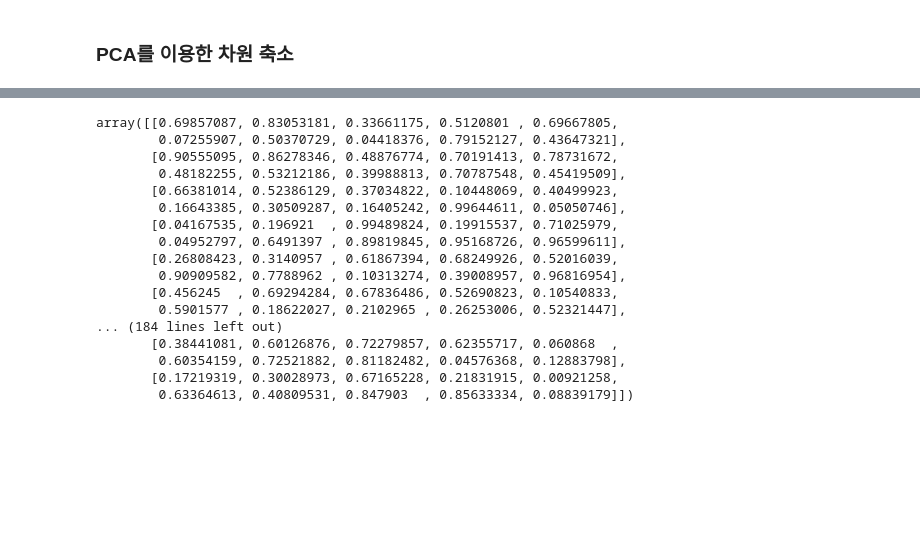
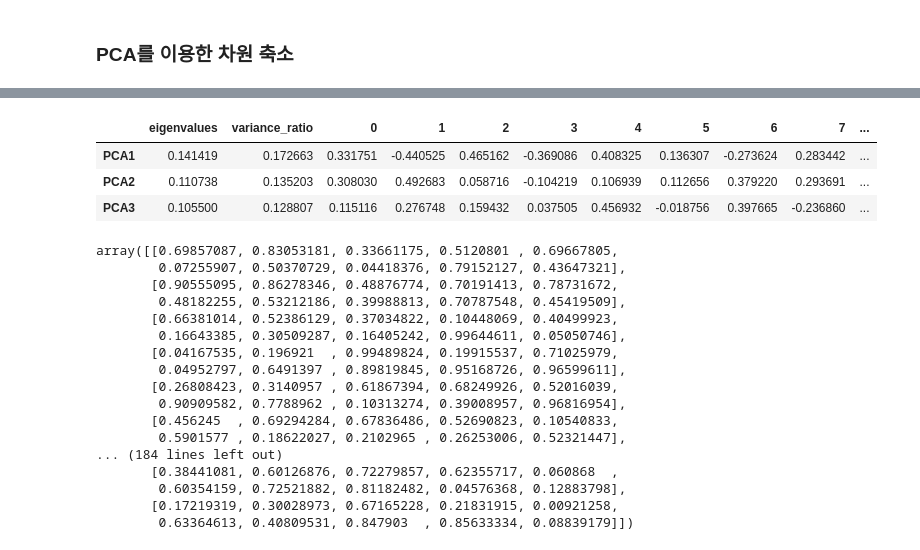
Before and after one commit to s00hyeon/streamlit-rag-test, a Jupyter notebook: experiments/test-list.ipynb, the cells around one changed output, grey strips where cells are left out. Saved outputs shown, nothing was run; the diff lists cells and outputs as text; code cells hidden in the pictures; blank space fills up the shorter version.

Commit message:
250122 ADD app_v2.py eigenvector

```diff
--- a/experiments/test-list.ipynb
+++ b/experiments/test-list.ipynb
@@ -110,3 +110,28 @@ X = np.random.rand(100, 10)  # 100개의 10차원 데이터 예시
 # PCA 모델 생성 및 적용
 pca = PCA(n_components=3)
 X_pca = pca.fit_transform(X)
+# %%
+# Eigenvectors 구하기
+eigenvectors = pca.components_
+print("Eigenvectors shape:", eigenvectors.shape)
+print("Eigenvectors:\n", eigenvectors)
+
+# Eigenvalues 구하기
+eigenvalues = pca.explained_variance_
+print("\nEigenvalues:", eigenvalues)
+
+# 각 주성분이 설명하는 분산 비율 - 전체 변동의 약 n%를 설명
+variance_ratio = pca.explained_variance_ratio_
+print("\nVariance Ratio:", variance_ratio)
+print('\nSum of Variance Ratio:', round(sum(variance_ratio),2))
+
+
+# 주성분들 간의 설명력 차이가 크지 않음 (17% → 14% → 13%)
+
+# 이는 데이터가 특정 방향으로 강하게 치우치지 않았다는 의미
+# 각 변수들이 비교적 독립적인 정보를 가지고 있을 수 있음
+
+# 세 주성분의 합이 43.67%
+# 나머지 변동은 다른 주성분들이 설명
+# 차원 축소 시 정보 손실이 클 수 있음을 시사
+# 이런 패턴은 복잡한 고차원 데이터에서 자주 볼 수 있습니다.
@@ -113,3 +179,14 @@ X_pca = pca.fit_transform(X)
+# %%
+import pandas as pd
+df_eigen = pd.DataFrame(eigenvectors, index=['PCA1', 'PCA2', 'PCA3'])
+df_eigen.insert(0, 'eigenvalues', eigenvalues)
+df_eigen.insert(1, 'variance_ratio', variance_ratio)
+df_eigen
+# %% [output]
+|  | eigenvalues | variance_ratio | 0 | 1 | 2 | 3 | 4 | 5 | 6 | 7 | ... |
+| PCA1 | 0.141419 | 0.172663 | 0.331751 | -0.440525 | 0.465162 | -0.369086 | 0.408325 | 0.136307 | -0.273624 | 0.283442 | ... |
+| PCA2 | 0.110738 | 0.135203 | 0.308030 | 0.492683 | 0.058716 | -0.104219 | 0.106939 | 0.112656 | 0.379220 | 0.293691 | ... |
+| PCA3 | 0.105500 | 0.128807 | 0.115116 | 0.276748 | 0.159432 | 0.037505 | 0.456932 | -0.018756 | 0.397665 | -0.236860 | ... |
 # %%
 X
 # %% [output]
```
Also changed, not shown: parts of 2 cells of this notebook, 1 other file.
